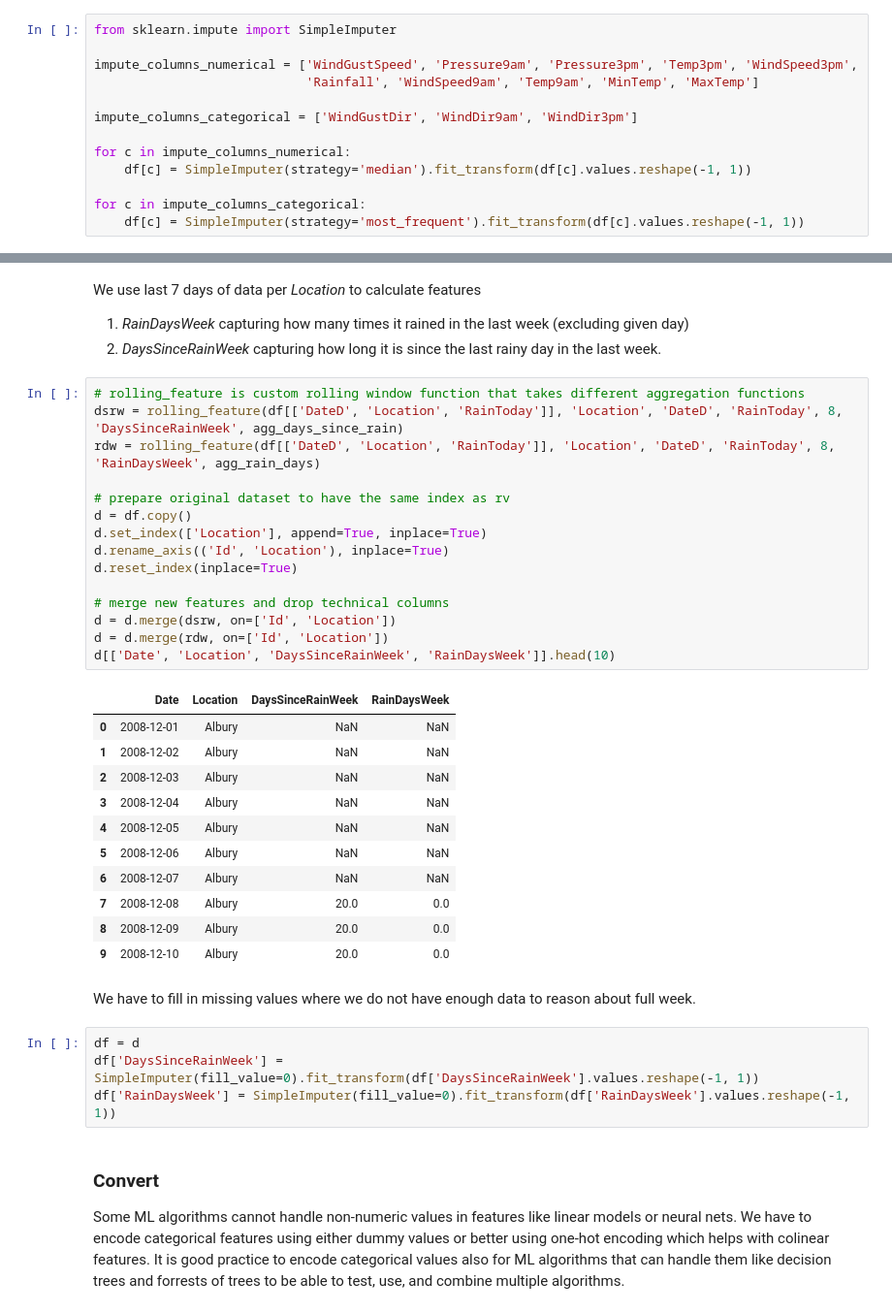
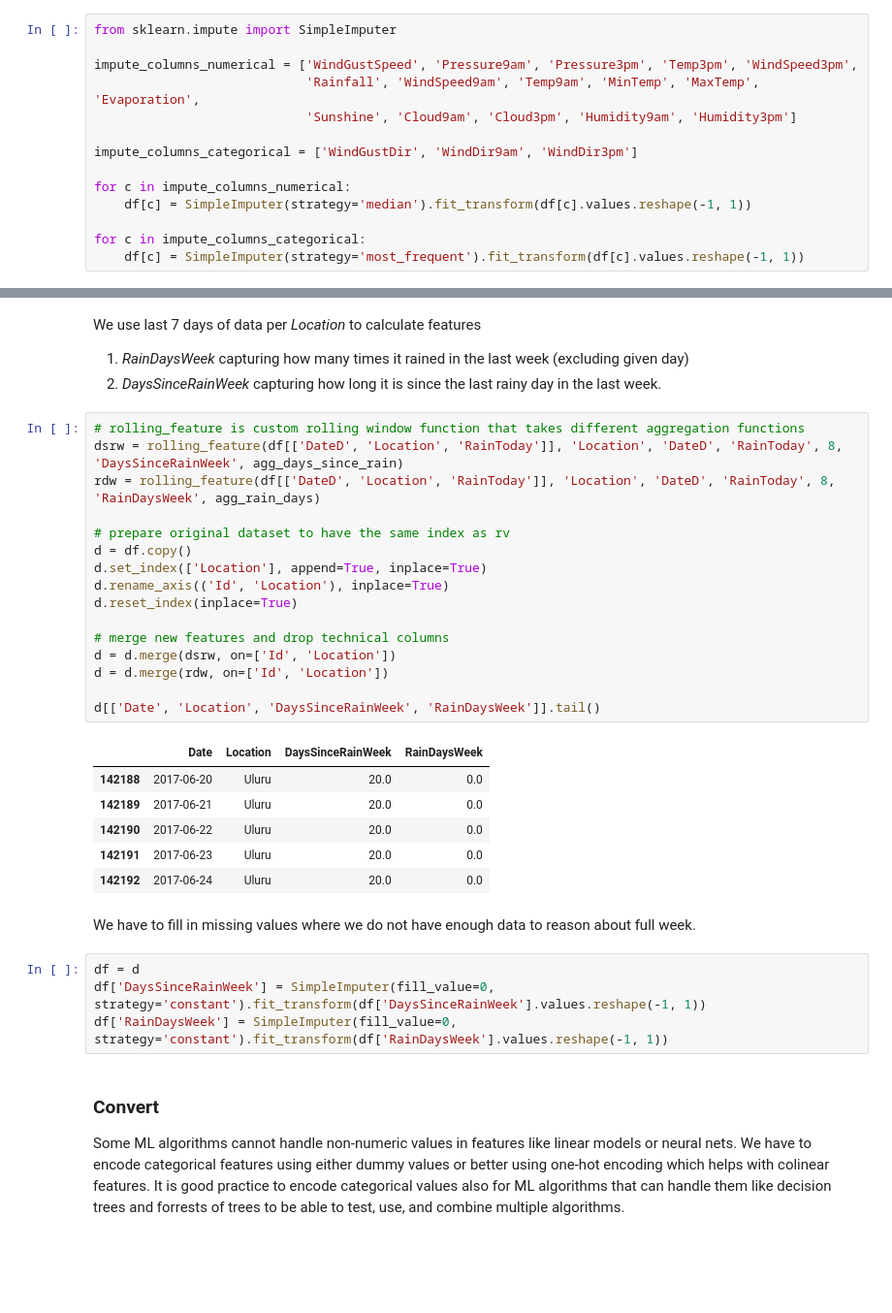
Before and after one commit to avast/machine-learning-python, a Jupyter notebook: imlp_1_data.ipynb, the cells around one changed output, grey strips where cells are left out. Shown at 97% size. Drawn from its saved outputs; the diff is of its cells as text; blank space fills up the shorter version.

```diff
--- a/imlp_1_data.ipynb
+++ b/imlp_1_data.ipynb
@@ -220,7 +246,8 @@ Impute the rest with median for numerical features and mode for categorical feat
 from sklearn.impute import SimpleImputer
 
 impute_columns_numerical = ['WindGustSpeed', 'Pressure9am', 'Pressure3pm', 'Temp3pm', 'WindSpeed3pm',
-                            'Rainfall', 'WindSpeed9am', 'Temp9am', 'MinTemp', 'MaxTemp']
+                            'Rainfall', 'WindSpeed9am', 'Temp9am', 'MinTemp', 'MaxTemp', 'Evaporation',
+                            'Sunshine', 'Cloud9am', 'Cloud3pm', 'Humidity9am', 'Humidity3pm']
 
 impute_columns_categorical = ['WindGustDir', 'WindDir9am', 'WindDir3pm']
 
@@ -397,36 +424,32 @@ We use last 7 days of data per *Location* to calculate features
 # %%
 # rolling_feature is custom rolling window function that takes different aggregation functions
 dsrw = rolling_feature(df[['DateD', 'Location', 'RainToday']], 'Location', 'DateD', 'RainToday', 8, 'DaysSinceRainWeek', agg_days_since_rain)
 rdw = rolling_feature(df[['DateD', 'Location', 'RainToday']], 'Location', 'DateD', 'RainToday', 8, 'RainDaysWeek', agg_rain_days)
 
 # prepare original dataset to have the same index as rv
 d = df.copy()
 d.set_index(['Location'], append=True, inplace=True)
 d.rename_axis(('Id', 'Location'), inplace=True)
 d.reset_index(inplace=True)
 
 # merge new features and drop technical columns
 d = d.merge(dsrw, on=['Id', 'Location'])
 d = d.merge(rdw, on=['Id', 'Location'])
-d[['Date', 'Location', 'DaysSinceRainWeek', 'RainDaysWeek']].head(10)
+
+d[['Date', 'Location', 'DaysSinceRainWeek', 'RainDaysWeek']].tail()
 # %% [output]
 |  | Date | Location | DaysSinceRainWeek | RainDaysWeek |
-| 0 | 2008-12-01 | Albury | NaN | NaN |
-| 1 | 2008-12-02 | Albury | NaN | NaN |
-| 2 | 2008-12-03 | Albury | NaN | NaN |
-| 3 | 2008-12-04 | Albury | NaN | NaN |
-| 4 | 2008-12-05 | Albury | NaN | NaN |
-| 5 | 2008-12-06 | Albury | NaN | NaN |
-| 6 | 2008-12-07 | Albury | NaN | NaN |
-| 7 | 2008-12-08 | Albury | 20.0 | 0.0 |
-| 8 | 2008-12-09 | Albury | 20.0 | 0.0 |
-| 9 | 2008-12-10 | Albury | 20.0 | 0.0 |
+| 142188 | 2017-06-20 | Uluru | 20.0 | 0.0 |
+| 142189 | 2017-06-21 | Uluru | 20.0 | 0.0 |
+| 142190 | 2017-06-22 | Uluru | 20.0 | 0.0 |
+| 142191 | 2017-06-23 | Uluru | 20.0 | 0.0 |
+| 142192 | 2017-06-24 | Uluru | 20.0 | 0.0 |
 # %% [markdown]
 We have to fill in missing values where we do not have enough data to reason about full week.
 # %%
 df = d
-df['DaysSinceRainWeek'] = SimpleImputer(fill_value=0).fit_transform(df['DaysSinceRainWeek'].values.reshape(-1, 1))
-df['RainDaysWeek'] = SimpleImputer(fill_value=0).fit_transform(df['RainDaysWeek'].values.reshape(-1, 1))
+df['DaysSinceRainWeek'] = SimpleImputer(fill_value=0, strategy='constant').fit_transform(df['DaysSinceRainWeek'].values.reshape(-1, 1))
+df['RainDaysWeek'] = SimpleImputer(fill_value=0, strategy='constant').fit_transform(df['RainDaysWeek'].values.reshape(-1, 1))
 # %% [markdown]
 ### Convert
 
```
Also changed, not shown: parts of 18 cells of this notebook, 9 other files.
